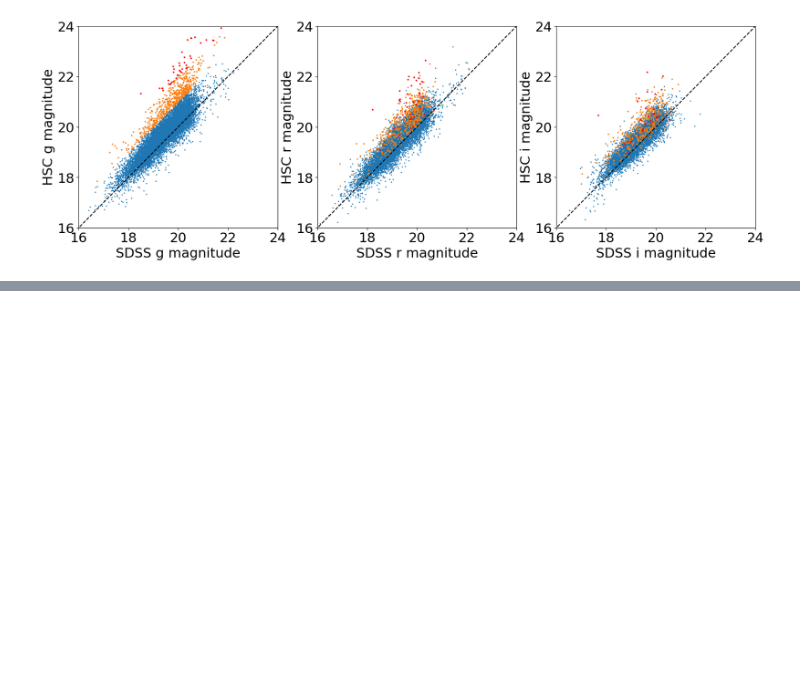
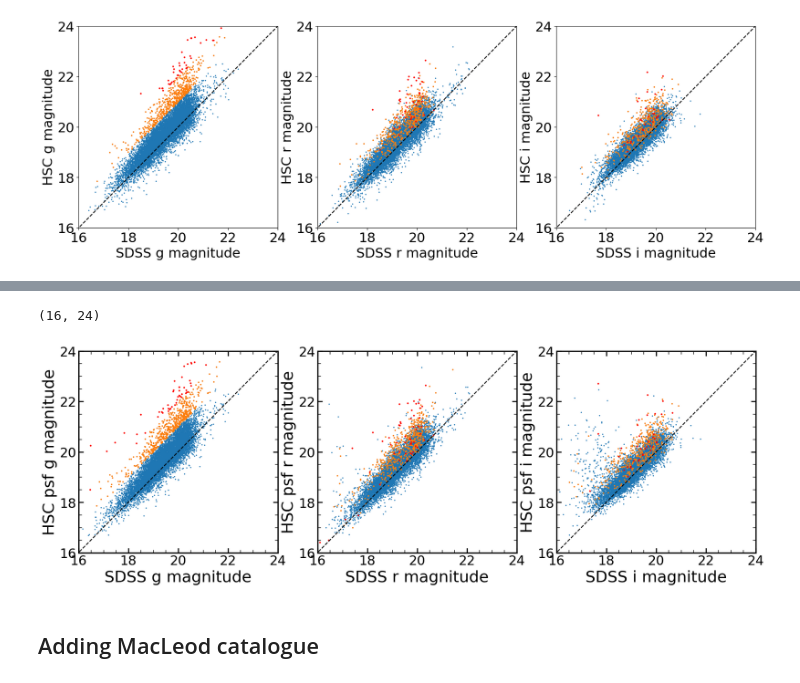
Before and after one commit to nevencaplar/Variability, a Jupyter notebook: HSC/HSC_Changed_QSO.ipynb, the cells around one changed output, grey strips where cells are left out. Cells and saved outputs as stored; diff of their text form; code cells hidden in the pictures; blank space fills up the shorter version.

Commit message:
added psfmag and analysis by C. MacLeod

```diff
--- a/HSC/HSC_Changed_QSO.ipynb
+++ b/HSC/HSC_Changed_QSO.ipynb
@@ -213,0 +360,40 @@ np.save('/Users/nevencaplar/Documents/Variability/Silvermann/red_sample_data',re
+# %%
+plt.figure(figsize=(20,6))
+plt.subplot(131)
+
+plt.scatter(matched_array_filtered[:,2],matched_array_filtered[:,14+2],s=1)
+plt.scatter(matched_array_filtered[:,2][(matched_array_filtered[:,14+2]-matched_array_filtered[:,2])>1],matched_array_filtered[:,14+2][(matched_array_filtered[:,14+2]-matched_array_filtered[:,2])>1],s=2)
+plt.scatter(matched_array_filtered[:,2][(matched_array_filtered[:,14+2]-matched_array_filtered[:,2])>2],matched_array_filtered[:,14+2][(matched_array_filtered[:,14+2]-matched_array_filtered[:,2])>2],s=3,color='red')
+
+plt.xlabel('SDSS g magnitude')
+plt.ylabel('HSC psf g magnitude')
+plt.plot(range(0,100),range(0,100),color='black',ls='--')
+plt.xlim(16,24)
+plt.ylim(16,24)
+
+plt.subplot(132)
+
+plt.scatter(matched_array_filtered[:,4],matched_array_filtered[:,14+4],s=1)
+plt.scatter(matched_array_filtered[:,4][(matched_array_filtered[:,14+2]-matched_array_filtered[:,2])>1],matched_array_filtered[:,14+4][(matched_array_filtered[:,14+2]-matched_array_filtered[:,2])>1],s=2)
+plt.scatter(matched_array_filtered[:,4][(matched_array_filtered[:,14+2]-matched_array_filtered[:,2])>2],matched_array_filtered[:,14+4][(matched_array_filtered[:,14+2]-matched_array_filtered[:,2])>2],s=3,color='red')
+plt.xlabel('SDSS r magnitude')
+plt.ylabel('HSC psf r magnitude')
+plt.plot(range(0,100),range(0,100),color='black',ls='--')
+plt.xlim(16,24)
+plt.ylim(16,24)
+
+plt.subplot(133)
+
+plt.scatter(matched_array_filtered[:,6],matched_array_filtered[:,14+6],s=1)
+plt.scatter(matched_array_filtered[:,6][(matched_array_filtered[:,14+2]-matched_array_filtered[:,2])>1],matched_array_filtered[:,14+6][(matched_array_filtered[:,14+2]-matched_array_filtered[:,2])>1],s=2)
+plt.scatter(matched_array_filtered[:,6][(matched_array_filtered[:,14+2]-matched_array_filtered[:,2])>2],matched_array_filtered[:,14+6][(matched_array_filtered[:,14+2]-matched_array_filtered[:,2])>2],s=3,color='red')
+plt.xlabel('SDSS i magnitude')
+plt.ylabel('HSC psf i magnitude')
+plt.plot(range(0,100),range(0,100),color='black',ls='--')
+plt.xlim(16,24)
+plt.ylim(16,24)
+# %% [output]
+(16, 24)
+[figure, added]
+# %% [markdown]
+## Adding MacLeod catalogue
```
Also changed, not shown: parts of 46 cells of this notebook, 1 other file.
